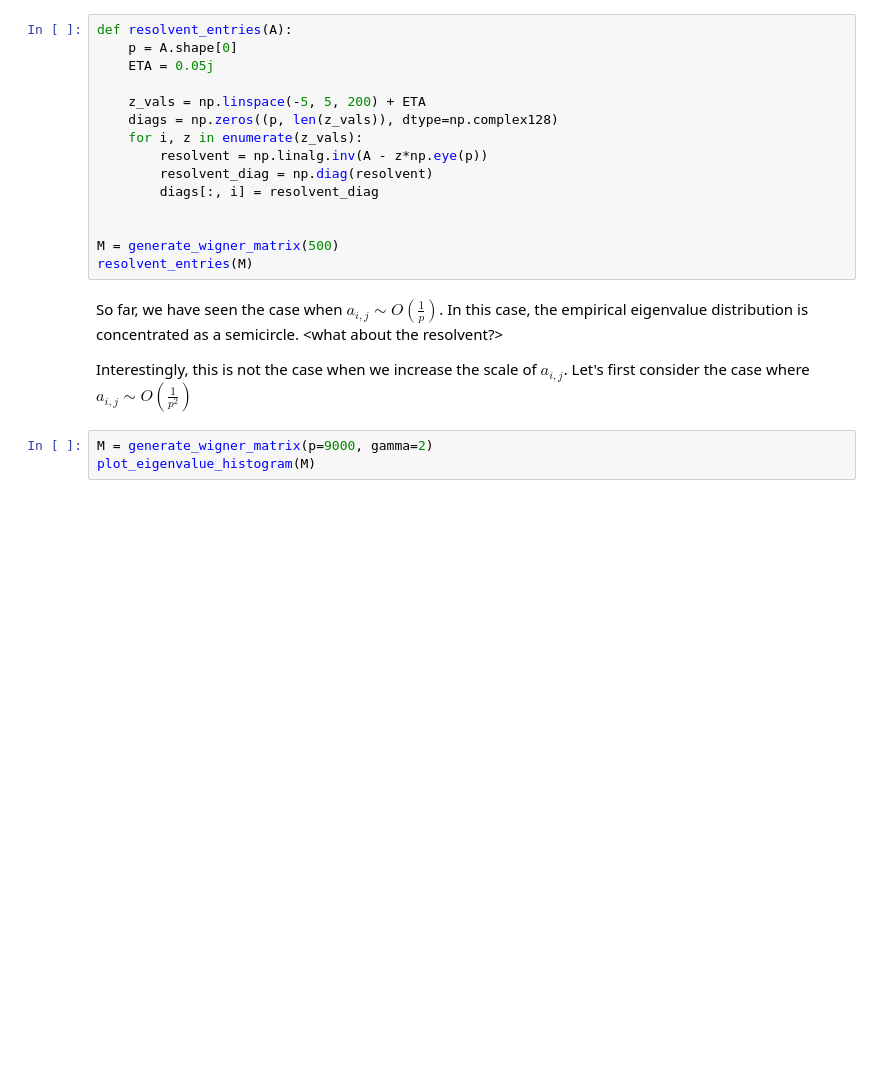
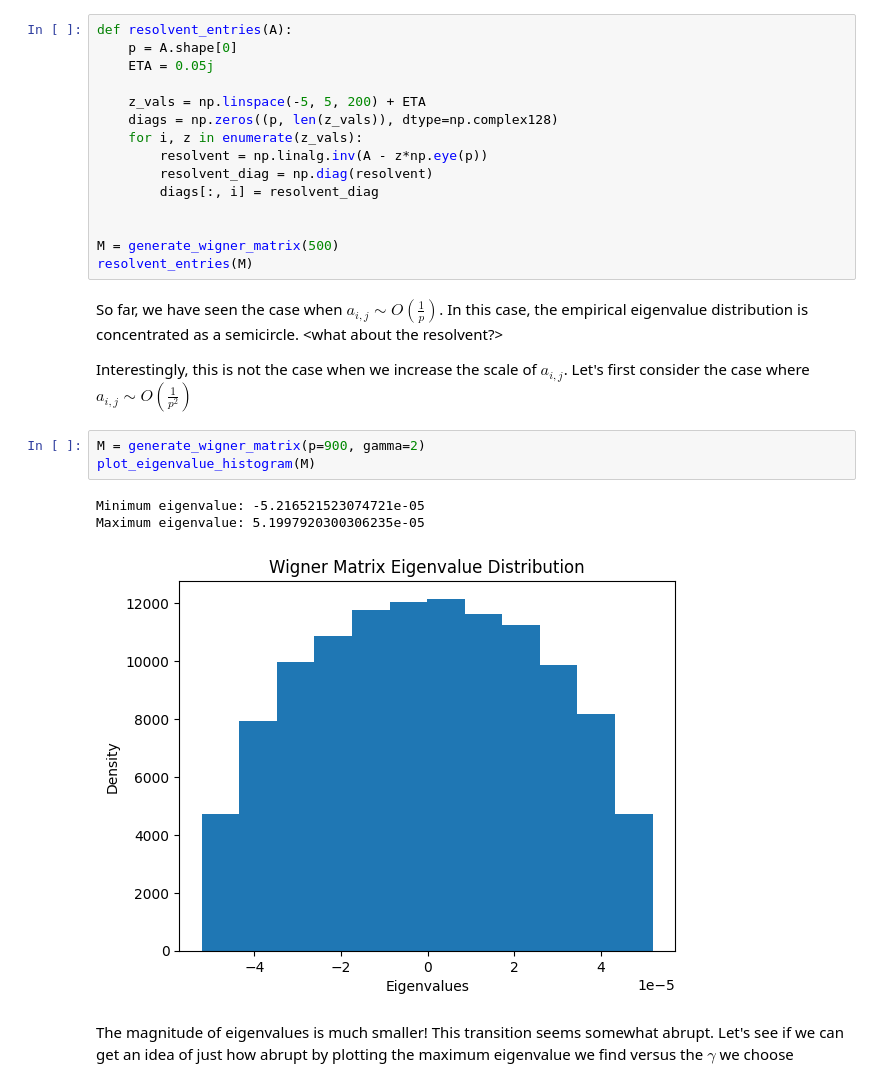
Before and after one commit to hmellow/eigenvalue_exact_asymptotics, a Jupyter notebook: main.ipynb, the cells around one changed output. Saved outputs shown, nothing was run; the diff lists cells and outputs as text; blank space fills up the shorter version.

```diff
--- a/main.ipynb
+++ b/main.ipynb
@@ -79,6 +79,12 @@ resolvent_entries(M)
 So far, we have seen the case when $a_{i,j}\sim O\left(\frac{1}{p}\right)$. In this case, the empirical eigenvalue distribution is concentrated as a semicircle. <what about the resolvent?>
 
 Interestingly, this is not the case when we increase the scale of $a_{i,j}$. Let's first consider the case where $a_{i,j}\sim O\left(\frac{1}{p^2}\right)$
-# %%
-M = generate_wigner_matrix(p=9000, gamma=2)
-plot_eigenvalue_histogram(M)
+# %%
+M = generate_wigner_matrix(p=900, gamma=2)
+plot_eigenvalue_histogram(M)
+# %% [output]
+Minimum eigenvalue: -5.216521523074721e-05
+Maximum eigenvalue: 5.1997920300306235e-05
+[figure, added]
+# %% [markdown]
+The magnitude of eigenvalues is much smaller! This transition seems somewhat abrupt. Let's see if we can get an idea of just how abrupt by plotting the maximum eigenvalue we find versus the $\gamma$ we choose
```
Also changed, not shown: parts of 3 cells of this notebook.
